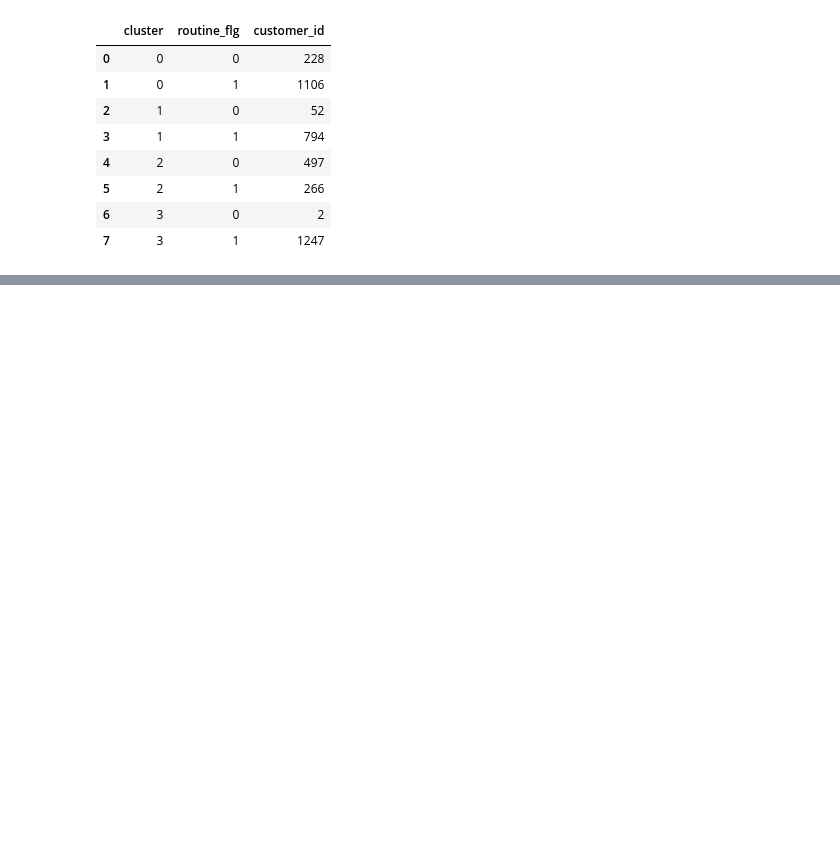
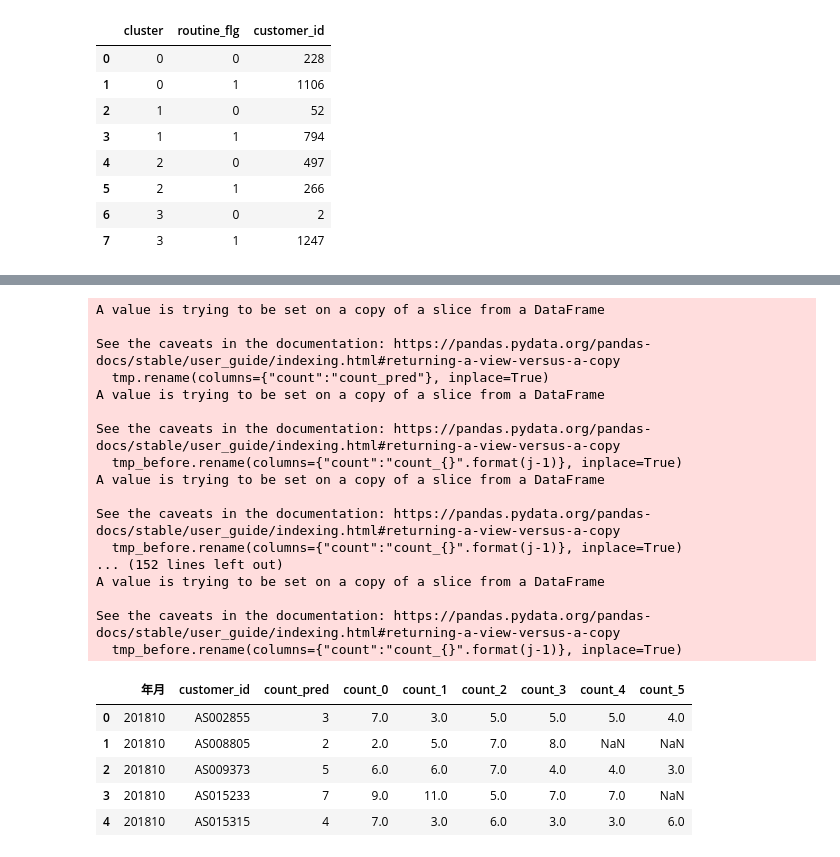
Before and after one commit to KodaiTakano/DataAnalysis100, a Jupyter notebook: session4/session4.ipynb, the cells around one changed output, grey strips where cells are left out. Saved outputs shown, nothing was run; the diff lists cells and outputs as text; code cells hidden in the pictures; blank space fills up the shorter version.

```diff
--- a/session4/session4.ipynb
+++ b/session4/session4.ipynb
@@ -131,3 +131,10 @@ customer_clustering.groupby(["cluster", "routine_flg"], as_index=False).count()[
 | 5 | 2 | 1 | 266 |
 | 6 | 3 | 0 | 2 |
 | 7 | 3 | 1 | 1247 |
+# %%
+uselog["usedate"] = pd.to_datetime(uselog["usedate"])
+uselog["年月"] = uselog["usedate"].dt.strftime("%Y%m")
+uselog_months = uselog.groupby(["年月", "customer_id"], as_index=False).count()
+uselog_months.rename(columns={"log_id":"count"}, inplace=True)
+del uselog_months["usedate"]
+uselog_months.head()
@@ -133,0 +148,37 @@ customer_clustering.groupby(["cluster", "routine_flg"], as_index=False).count()[
+# %%
+year_months = list(uselog_months["年月"].unique())
+predict_data = pd.DataFrame()
+for i in range(6, len(year_months)):
+    tmp = uselog_months.loc[uselog_months["年月"]==year_months[i]]
+    tmp.rename(columns={"count":"count_pred"}, inplace=True)
+    for j in range(1, 7):
+        tmp_before = uselog_months.loc[uselog_months["年月"]==year_months[i-j]]
+        del tmp_before["年月"]
+        tmp_before.rename(columns={"count":"count_{}".format(j-1)}, inplace=True)
+        tmp = pd.merge(tmp, tmp_before, on="customer_id", how="left")
+    predict_data = pd.concat([predict_data, tmp], ignore_index=True)
+predict_data.head()
+# %% [output]
+A value is trying to be set on a copy of a slice from a DataFrame
+
+See the caveats in the documentation: https://pandas.pydata.org/pandas-docs/stable/user_guide/indexing.html#returning-a-view-versus-a-copy
+  tmp.rename(columns={"count":"count_pred"}, inplace=True)
+A value is trying to be set on a copy of a slice from a DataFrame
+
+See the caveats in the documentation: https://pandas.pydata.org/pandas-docs/stable/user_guide/indexing.html#returning-a-view-versus-a-copy
+  tmp_before.rename(columns={"count":"count_{}".format(j-1)}, inplace=True)
+A value is trying to be set on a copy of a slice from a DataFrame
+
+See the caveats in the documentation: https://pandas.pydata.org/pandas-docs/stable/user_guide/indexing.html#returning-a-view-versus-a-copy
+  tmp_before.rename(columns={"count":"count_{}".format(j-1)}, inplace=True)
+... (152 lines left out)
+A value is trying to be set on a copy of a slice from a DataFrame
+
+See the caveats in the documentation: https://pandas.pydata.org/pandas-docs/stable/user_guide/indexing.html#returning-a-view-versus-a-copy
+  tmp_before.rename(columns={"count":"count_{}".format(j-1)}, inplace=True)
+|  | 年月 | customer_id | count_pred | count_0 | count_1 | count_2 | count_3 | count_4 | count_5 |
+| 0 | 201810 | AS002855 | 3 | 7.0 | 3.0 | 5.0 | 5.0 | 5.0 | 4.0 |
+| 1 | 201810 | AS008805 | 2 | 2.0 | 5.0 | 7.0 | 8.0 | NaN | NaN |
+| 2 | 201810 | AS009373 | 5 | 6.0 | 6.0 | 7.0 | 4.0 | 4.0 | 3.0 |
+| 3 | 201810 | AS015233 | 7 | 9.0 | 11.0 | 5.0 | 7.0 | 7.0 | NaN |
+| 4 | 201810 | AS015315 | 4 | 7.0 | 3.0 | 6.0 | 3.0 | 3.0 | 6.0 |
```
Also changed, not shown: parts of 2 cells of this notebook.
